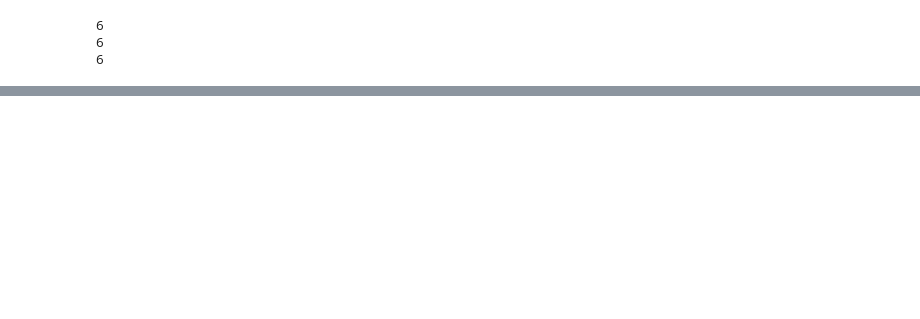
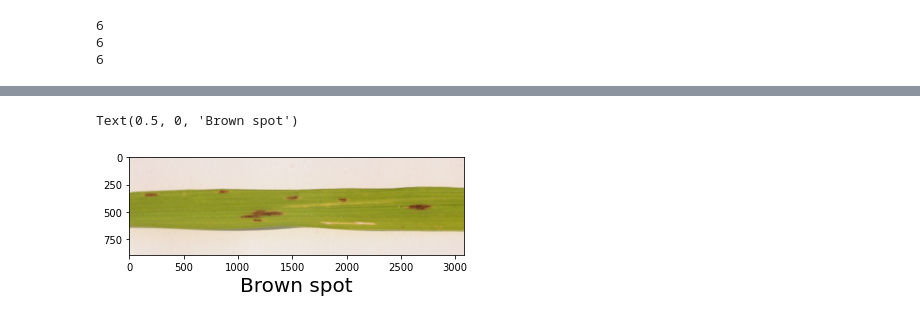
Before and after one commit to Abhi311509/Rice-Leaf-Detection, a Jupyter notebook: CNN.ipynb, the cells around one changed output, grey strips where cells are left out. Cells and saved outputs as stored; diff of their text form; code cells hidden in the pictures; blank space fills up the shorter version.

```diff
--- a/CNN.ipynb
+++ b/CNN.ipynb
@@ -431,0 +491,9 @@ df_val
+# %%
+item = 'DSC_0303.JPG'
+path = '/content/drive/MyDrive/Internships/PRCP-1001-RiceLeaf/Data/Brown spot-20200814T055208Z-001/Brown spot/' + item
+image = plt.imread(path)
+plt.imshow(image)
+plt.xlabel('Brown spot', fontsize=20)
+# %% [output]
+Text(0.5, 0, 'Brown spot')
+[figure, added]
```
Also changed, not shown: parts of 22 cells of this notebook.
